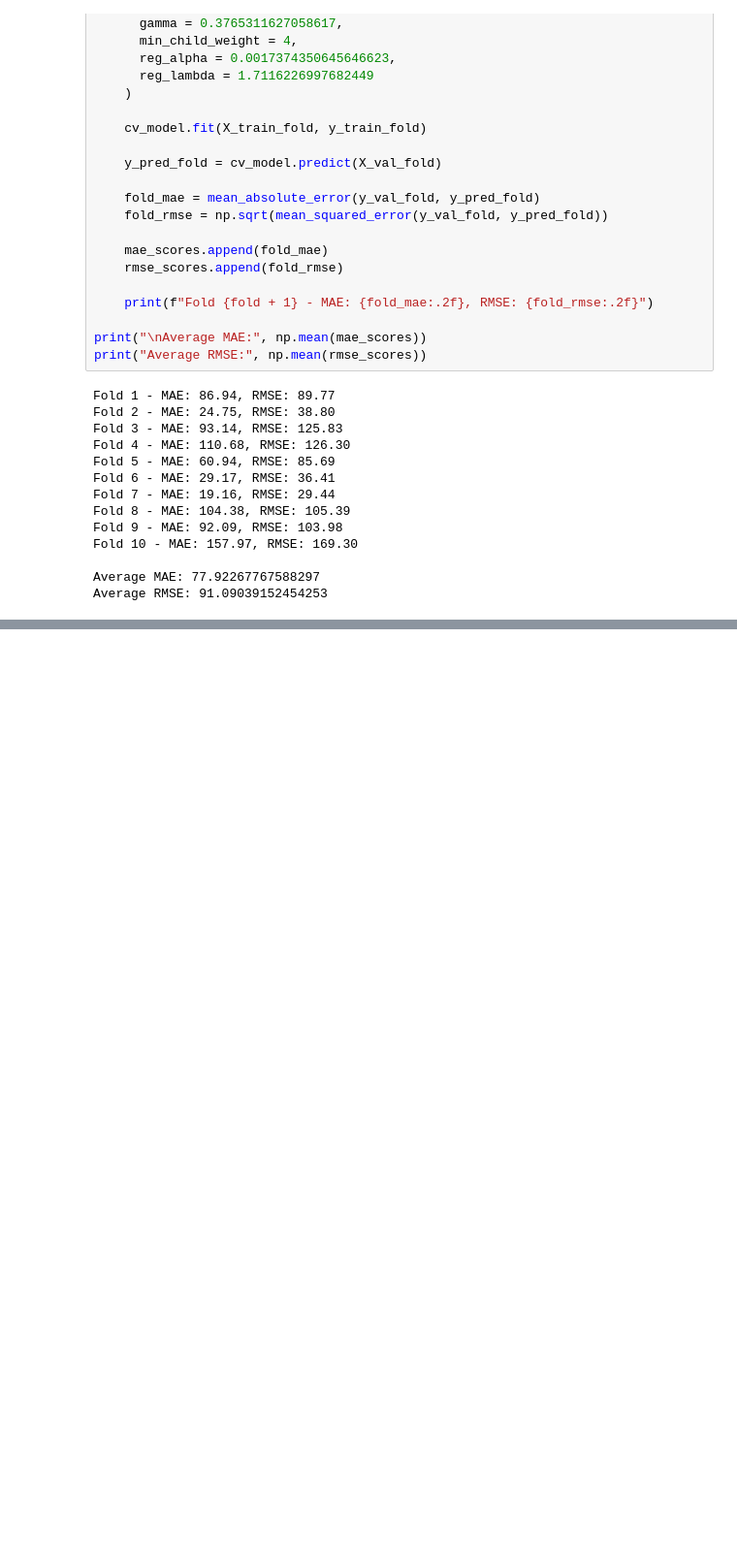
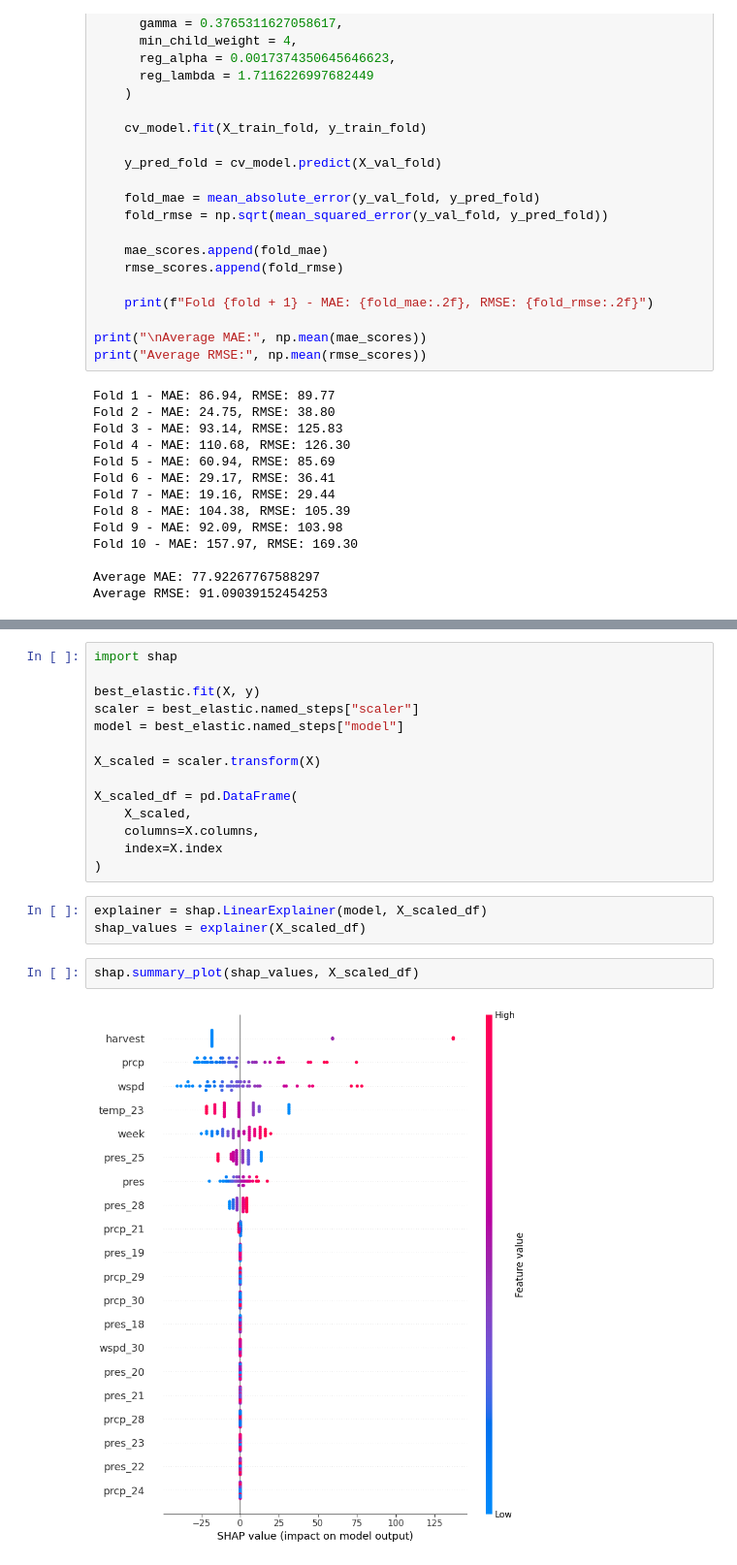
Before and after one commit to PickyRacoon/bee-trajectory-simulation, a Jupyter notebook: etap_4/model.ipynb, the cells around one changed output, grey strips where cells are left out. Shown at 97% size. Cells and saved outputs as stored; diff of their text form; blank space fills up the shorter version.

```diff
--- a/etap_4/model.ipynb
+++ b/etap_4/model.ipynb
@@ -567,0 +825,21 @@ Average RMSE: 91.09039152454253
+# %%
+import shap
+
+best_elastic.fit(X, y)
+scaler = best_elastic.named_steps["scaler"]
+model = best_elastic.named_steps["model"]
+
+X_scaled = scaler.transform(X)
+
+X_scaled_df = pd.DataFrame(
+    X_scaled,
+    columns=X.columns,
+    index=X.index
+)
+# %%
+explainer = shap.LinearExplainer(model, X_scaled_df)
+shap_values = explainer(X_scaled_df)
+# %%
+shap.summary_plot(shap_values, X_scaled_df)
+# %% [output]
+[figure, added]
```
Also changed, not shown: parts of 24 cells of this notebook.
